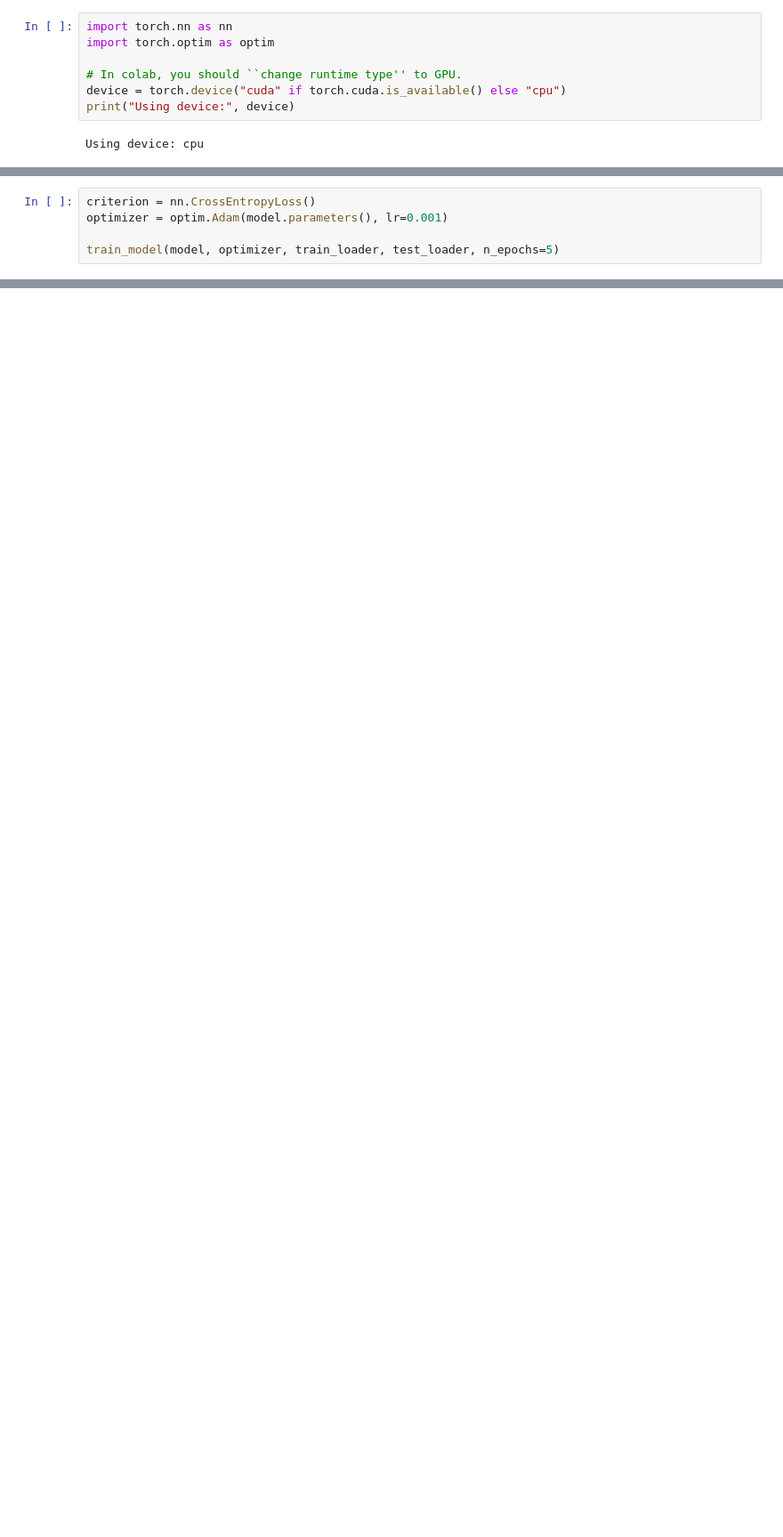
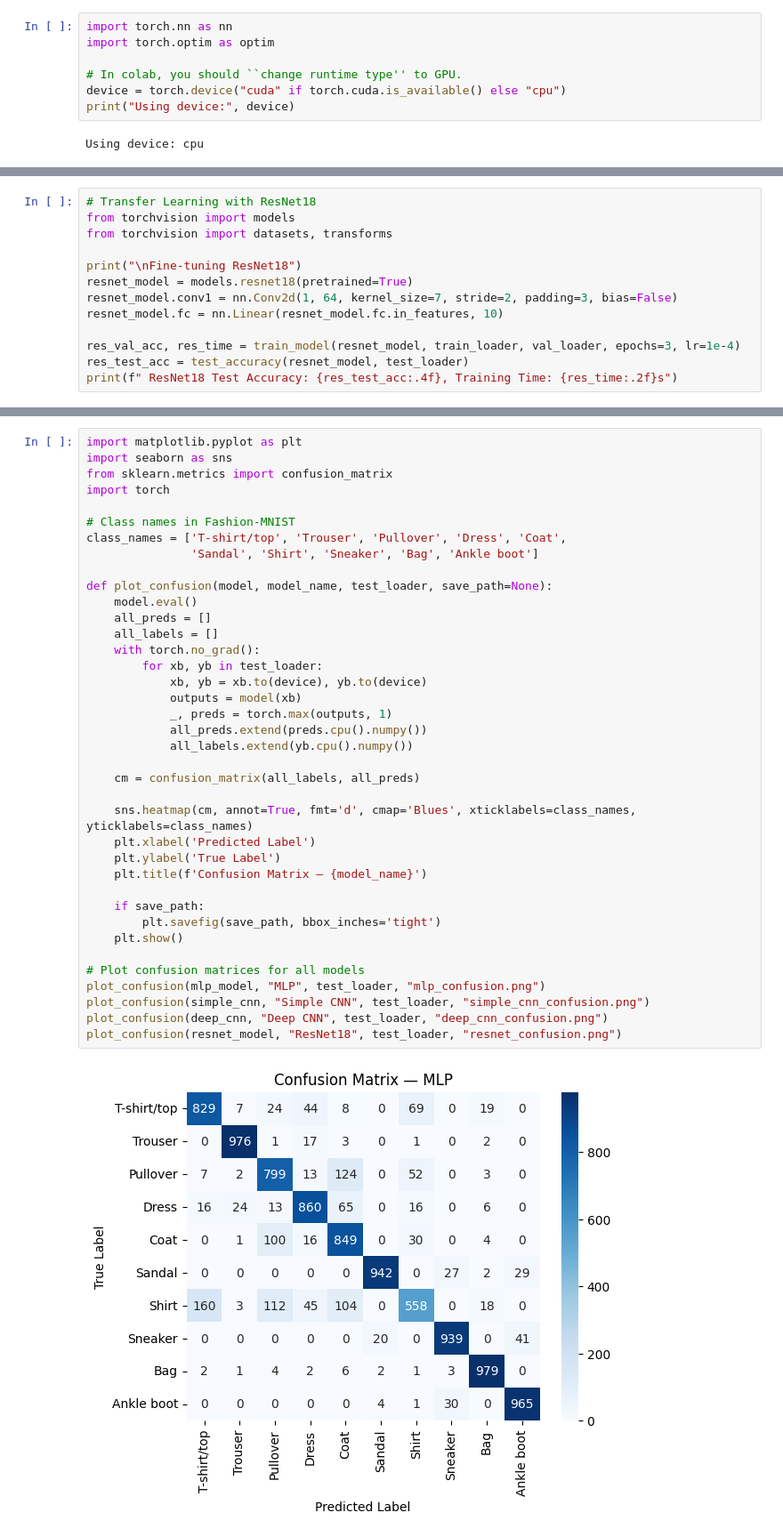
Before and after one commit to kayleepho/MATH-5750-Project-3, a Jupyter notebook: project3.ipynb, the cells around one changed output, grey strips where cells are left out. Shown: that part at 89% size. Drawn from its saved outputs; the diff is of its cells as text; blank space fills up the shorter version.

```diff
--- a/project3.ipynb
+++ b/project3.ipynb
@@ -465,5 +433,0 @@ model = model.to(device)
-# %%
-criterion = nn.CrossEntropyLoss()
-optimizer = optim.Adam(model.parameters(), lr=0.001)
-
-train_model(model, optimizer, train_loader, test_loader, n_epochs=5)
@@ -473,0 +434,13 @@ def train_model
+# %%
+# Transfer Learning with ResNet18
+from torchvision import models
+from torchvision import datasets, transforms
+
+print("\nFine-tuning ResNet18")
+resnet_model = models.resnet18(pretrained=True)
+resnet_model.conv1 = nn.Conv2d(1, 64, kernel_size=7, stride=2, padding=3, bias=False)
+resnet_model.fc = nn.Linear(resnet_model.fc.in_features, 10)
+
+res_val_acc, res_time = train_model(resnet_model, train_loader, val_loader, epochs=3, lr=1e-4)
+res_test_acc = test_accuracy(resnet_model, test_loader)
+print(f" ResNet18 Test Accuracy: {res_test_acc:.4f}, Training Time: {res_time:.2f}s")
@@ -473,0 +454,40 @@ def train_model
+# %%
+import matplotlib.pyplot as plt
+import seaborn as sns
+from sklearn.metrics import confusion_matrix
+import torch
+
+# Class names in Fashion-MNIST
+class_names = ['T-shirt/top', 'Trouser', 'Pullover', 'Dress', 'Coat',
+               'Sandal', 'Shirt', 'Sneaker', 'Bag', 'Ankle boot']
+
+def plot_confusion(model, model_name, test_loader, save_path=None):
+    model.eval()
+    all_preds = []
+    all_labels = []
+    with torch.no_grad():
+        for xb, yb in test_loader:
+            xb, yb = xb.to(device), yb.to(device)
+            outputs = model(xb)
+            _, preds = torch.max(outputs, 1)
+            all_preds.extend(preds.cpu().numpy())
+            all_labels.extend(yb.cpu().numpy())
+
+    cm = confusion_matrix(all_labels, all_preds)
+
+    sns.heatmap(cm, annot=True, fmt='d', cmap='Blues', xticklabels=class_names, yticklabels=class_names)
+    plt.xlabel('Predicted Label')
+    plt.ylabel('True Label')
+    plt.title(f'Confusion Matrix — {model_name}')
+
+    if save_path:
+        plt.savefig(save_path, bbox_inches='tight')
+    plt.show()
+
+# Plot confusion matrices for all models
+plot_confusion(mlp_model, "MLP", test_loader, "mlp_confusion.png")
+plot_confusion(simple_cnn, "Simple CNN", test_loader, "simple_cnn_confusion.png")
+plot_confusion(deep_cnn, "Deep CNN", test_loader, "deep_cnn_confusion.png")
+plot_confusion(resnet_model, "ResNet18", test_loader, "resnet_confusion.png")
+# %% [output]
+[figure, added]
```
Also changed, not shown: parts of 17 cells of this notebook.
